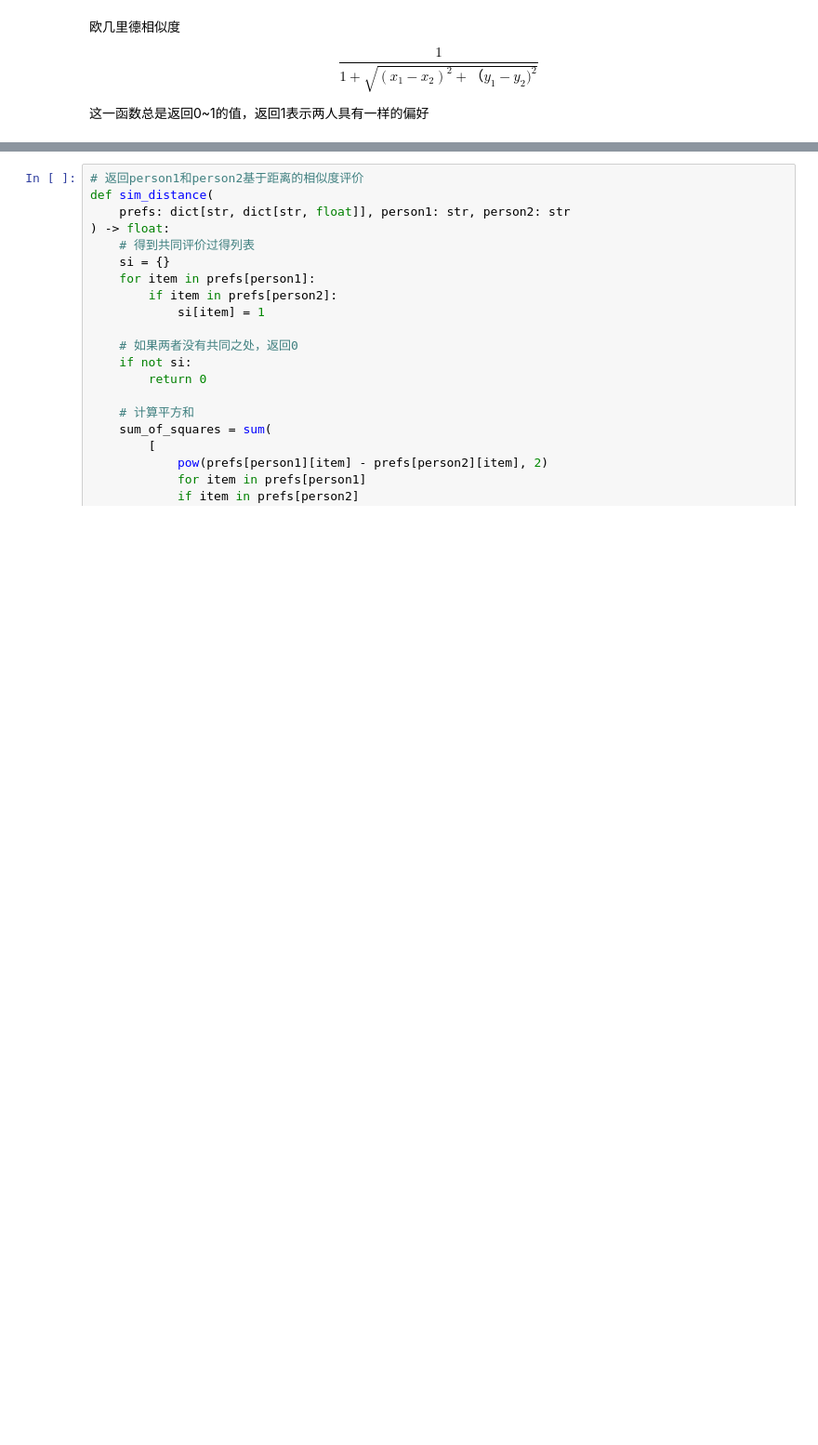
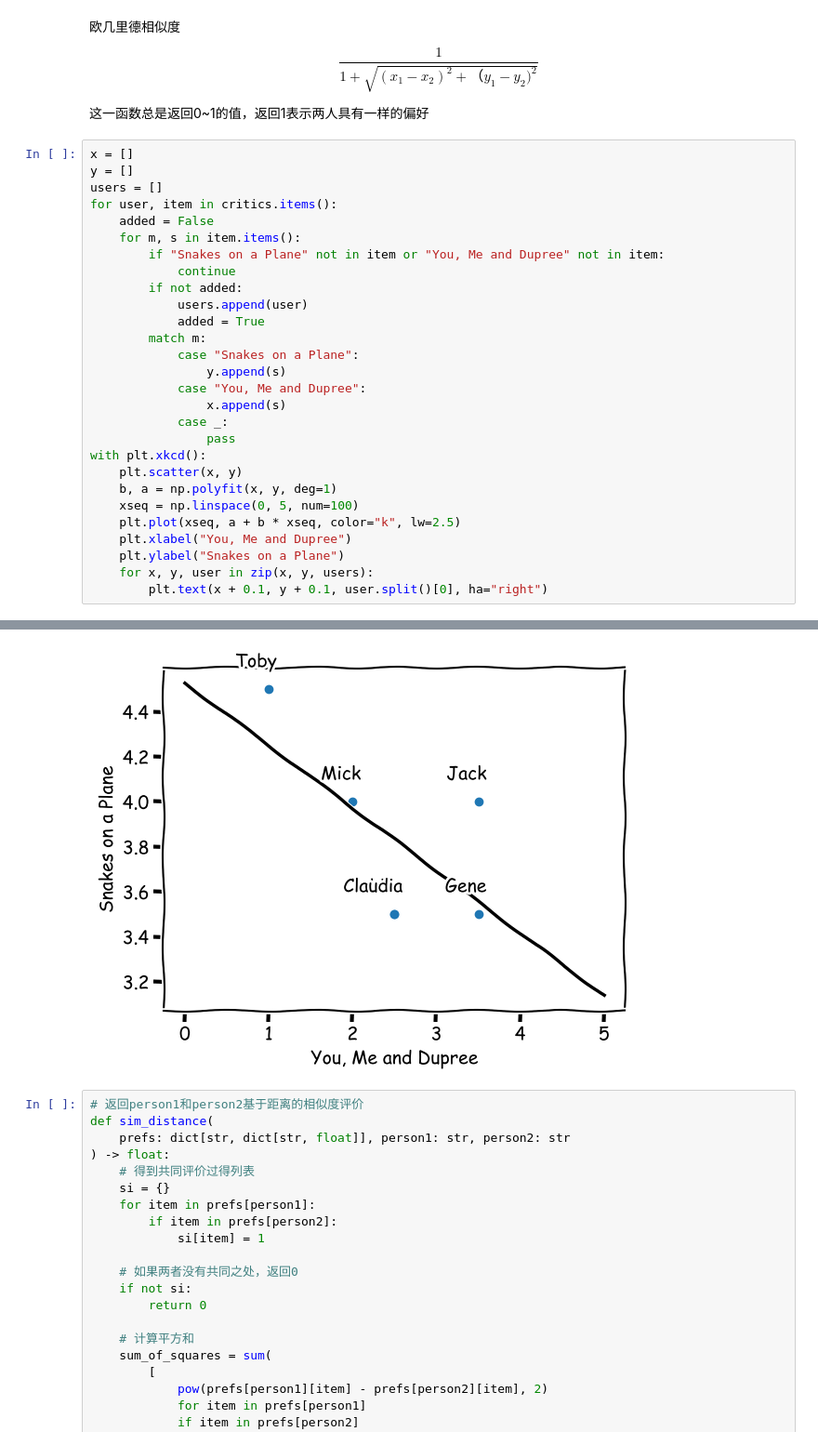
Before and after one commit to naosense/pci, a Jupyter notebook: chapter02/recommendations.ipynb, the cells around one changed output, grey strips where cells are left out. Shown at 93% size. Saved outputs shown, nothing was run; the diff lists cells and outputs as text; blank space fills up the shorter version.

Commit message:
add image

```diff
--- a/chapter02/recommendations.ipynb
+++ b/chapter02/recommendations.ipynb
@@ -75,3 +79,32 @@ sqrt(pow(4.5 - 4, 2) + pow(1 - 2, 2))
 $$\frac{1}{1 + \sqrt{(x_1 - x_2)^2 + （y_1 - y_2)^2}}$$
 
 这一函数总是返回0~1的值，返回1表示两人具有一样的偏好
+# %%
+x = []
+y = []
+users = []
+for user, item in critics.items():
+    added = False
+    for m, s in item.items():
+        if "Snakes on a Plane" not in item or "You, Me and Dupree" not in item:
+            continue
+        if not added:
+            users.append(user)
+            added = True
+        match m:
+            case "Snakes on a Plane":
+                y.append(s)
+            case "You, Me and Dupree":
+                x.append(s)
+            case _:
+                pass
+with plt.xkcd():
+    plt.scatter(x, y)
+    b, a = np.polyfit(x, y, deg=1)
+    xseq = np.linspace(0, 5, num=100)
+    plt.plot(xseq, a + b * xseq, color="k", lw=2.5)
+    plt.xlabel("You, Me and Dupree")
+    plt.ylabel("Snakes on a Plane")
+    for x, y, user in zip(x, y, users):
+        plt.text(x + 0.1, y + 0.1, user.split()[0], ha="right")
+# %% [output]
@@ -78,3 +128,4 @@ $$\frac{1}{1 + \sqrt{(x_1 - x_2)^2 + （y_1 - y_2)^2}}$$
+[figure, added]
 # %%
 # 返回person1和person2基于距离的相似度评价
 def sim_distance(
```
Also changed, not shown: parts of 2 cells of this notebook.
